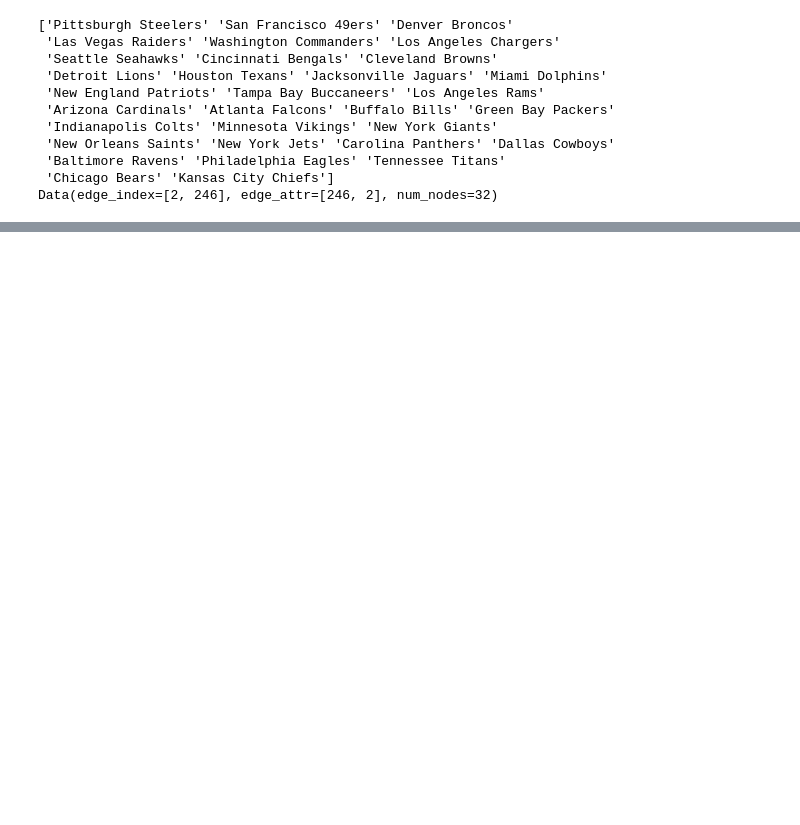
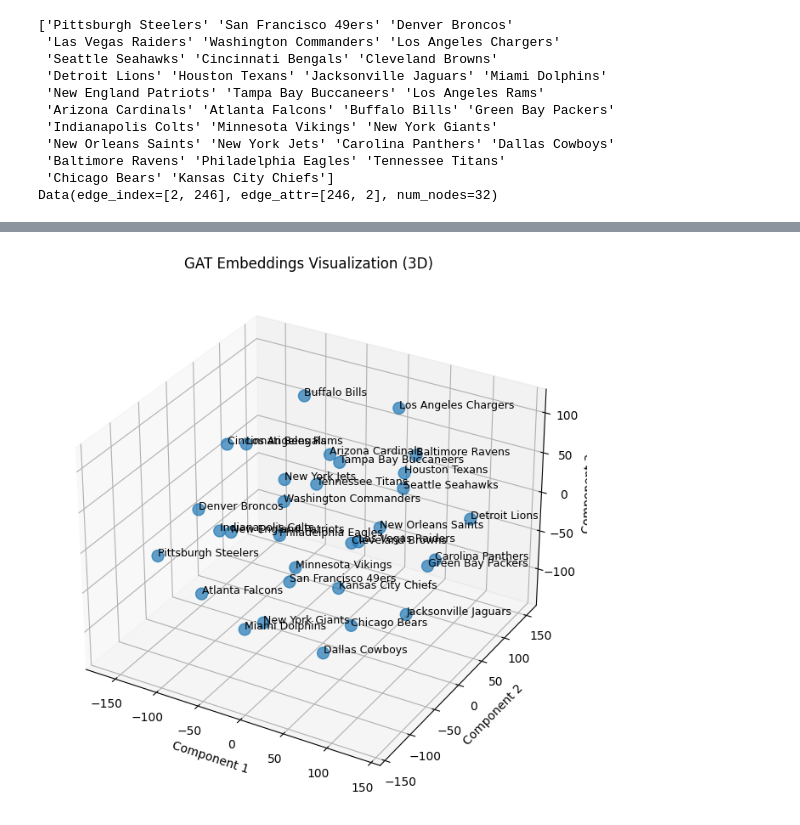
Before and after one commit to ty-zhao1/GridironGraph, a Jupyter notebook: GAT.ipynb, the cells around one changed output, grey strips where cells are left out. Saved outputs shown, nothing was run; the diff lists cells and outputs as text; code cells hidden in the pictures; blank space fills up the shorter version.

```diff
--- a/GAT.ipynb
+++ b/GAT.ipynb
@@ -238,11 +185,10 @@ hidden_channels = 32
 out_channels = 16
 model = GATModel(in_channels=in_channels, hidden_channels=hidden_channels, out_channels=out_channels, num_layers=4).to(device)
 
-# Temporarily remove edge attributes to allow edge splitting
-data.edge_attr = None  # Remove edge_attr to use train_test_split_edges
+data.edge_attr = None
 
 # Perform train/test split on edges
-# data = train_test_split_edges(data)
+data = train_test_split_edges(data)
 
 # You can still access `edge_attr` separately if needed
 edge_attr = data.edge_attr  # Store edge_attr separately if you need it later
@@ -350,0 +296,43 @@ Epoch 2507/10000, Training Loss: 8.099059104919434, Training Accuracy:
+# %%
+data = Data(edge_index=edge_index, edge_attr=edge_attr, num_nodes=len(teams))
+with torch.no_grad():
+    embeddings = model.encode(node_features, data.edge_index)
+# %%
+# Assuming `embeddings` is a tensor of shape [num_nodes, embedding_dim]
+embeddings_np = embeddings.cpu().numpy()  # Convert to NumPy for compatibility with sklearn
+tsne = TSNE(n_components=3, random_state=0)
+reduced_embeddings = tsne.fit_transform(embeddings_np)
+
+from mpl_toolkits.mplot3d import Axes3D  # Required for 3D plotting
+
+# Assuming `reduced_embeddings` has 3 dimensions (from t-SNE with `n_components=3`)
+fig = plt.figure(figsize=(10, 8))
+ax = fig.add_subplot(111, projection='3d')
+
+# Create the 3D scatter plot
+ax.scatter(
+    reduced_embeddings[:, 0],  # X-axis
+    reduced_embeddings[:, 1],  # Y-axis
+    reduced_embeddings[:, 2],  # Z-axis
+    s=100, alpha=0.7
+)
+
+ax.set_title("GAT Embeddings Visualization (3D)")
+ax.set_xlabel("Component 1")
+ax.set_ylabel("Component 2")
+ax.set_zlabel("Component 3")
+
+for i, team in enumerate(teams):
+    ax.text(
+        reduced_embeddings[i, 0],
+        reduced_embeddings[i, 1],
+        reduced_embeddings[i, 2],
+        team,
+        fontsize=9
+    )
+
+plt.show()
+
+plt.show()
+# %% [output]
+[figure, added]
```
Also changed, not shown: parts of 3 cells of this notebook, 1 other file.
